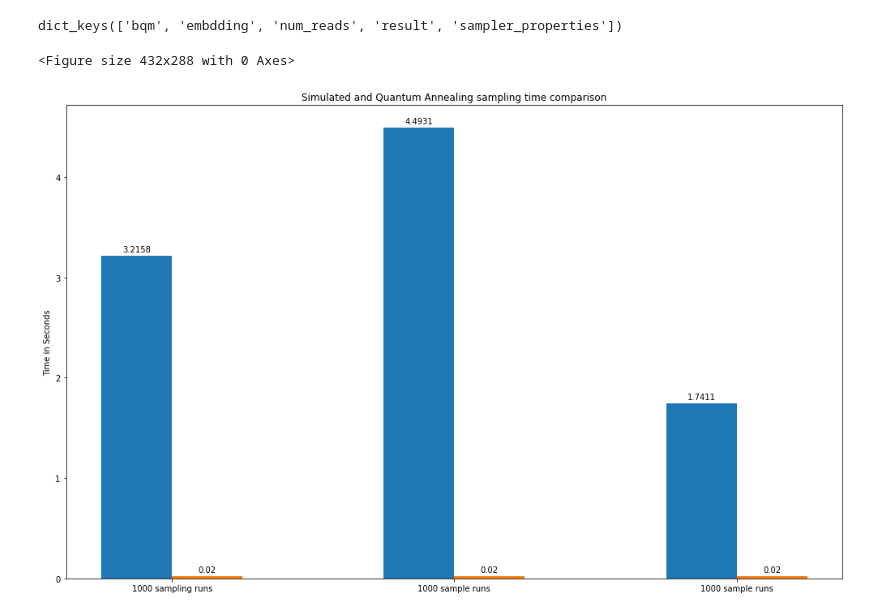
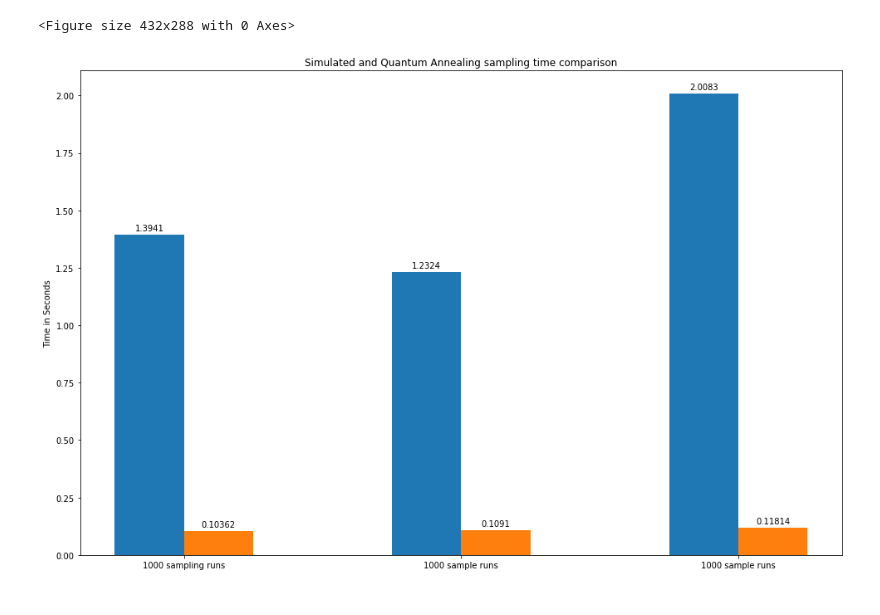
Before and after one commit to ju2ez/quantum_annealing_sudoku, a Jupyter notebook: quantum_annealing_sudoku_4x4_post_processing.ipynb, the cells around one changed output. Drawn from its saved outputs; the diff is of its cells as text; code cells hidden in the pictures.

Commit message:
updated results and calculation of sucess prob

```diff
--- a/quantum_annealing_sudoku_4x4_post_processing.ipynb
+++ b/quantum_annealing_sudoku_4x4_post_processing.ipynb
@@ -25,18 +26,17 @@ qa_3 = "data/log_02_03_2021__13_24_29/params_qa1000_d3c8dd7e-91ce-4d14-8bd7-565d
 # %%
-sa_1 = "data/log_02_03_2021__13_21_11/params_sa_1_-22.0_1000.json"
-sa_2 = "data/log_02_03_2021__13_23_17/params_sa_1_-22.0_1000.json"
-sa_3 = "data/log_02_03_2021__13_24_29/params_sa_1_-22.0_1000.json"
+sa_1 = "data/log_02_03_2021__20_59_20/params_sa_1_-17.0_1000.json"
+sa_2 = "data/log_02_03_2021__21_00_14/params_sa_1_-17.0_1000.json"
+sa_3 = "data/log_02_03_2021__21_01_08/params_sa_1_-17.0_1000.json"
-# %%
-# reads it back
-with open(qa_1,"r") as f:
-  data = f.read()
-
-# decoding the JSON to dictionay
-d = json.loads(data)
-# %%
-d.keys()
-# %% [output]
-dict_keys(['bqm', 'embdding', 'num_reads', 'result', 'sampler_properties'])
+# %%
+with open(qa_1,"r") as f:
+  data = f.read()
+qa_1_json = json.loads(data)
+with open(qa_2,"r") as f:
+  data = f.read()
+qa_2_json = json.loads(data)
+with open(qa_3,"r") as f:
+  data = f.read()
+qa_3_json = json.loads(data)
 # %%
 with open(sa_1,"r") as f:
   data = f.read()
@@ -47,41 +47,46 @@ sa_2_json = json.loads(data)
 with open(sa_3,"r") as f:
   data = f.read()
 sa_3_json = json.loads(data)
+# %%
+t_q_1 = qa_1_json['result_data']['info']['timing']['qpu_sampling_time']/1000000
+t_q_2 = qa_2_json['result_data']['info']['timing']['qpu_sampling_time']/1000000
+t_q_3 = qa_3_json['result_data']['info']['timing']['qpu_sampling_time']/1000000
 # %%
 t1 = np.array([1000, 3000, 5000])
 t2 = np.array([truncate(sa_1_json['annealing_time'],4), truncate(sa_2_json['annealing_time'],4), truncate(sa_3_json['annealing_time'],4)])
-t3 = np.array([0.02,0.02,0.02])
+t3 = np.array([t_q_1, t_q_2, t_q_3])
 
 plt.figure(1)
 fig, ax = plt.subplots()
 rects1 = ax.bar(t1-250, t2, width=500, label='Simualted Annealing')
 rects2 = ax.bar(t1+250, t3, width=500, label='Quantum Annealing')
 plt.xticks(t1, ('1000 sampling runs', '1000 sample runs', '1000 sample runs'))
 
 # Add some text for labels, title and custom x-axis tick labels, etc.
 ax.set_ylabel('Time in Seconds')
 ax.set_title('Simulated and Quantum Annealing sampling time comparison')
 
 
 def autolabel(rects):
     """Attach a text label above each bar in *rects*, displaying its height."""
     for rect in rects:
         height = rect.get_height()
         ax.annotate('{}'.format(height),
                     xy=(rect.get_x() + rect.get_width() / 2, height),
                     xytext=(0, 3),  # 3 points vertical offset
                     textcoords="offset points",
                     ha='center', va='bottom')
 
 
 autolabel(rects1)
 autolabel(rects2)
 
 fig.tight_layout()
 fig.set_figheight(10)
 fig.set_figwidth(15)
+
 plt.savefig('data/plots/time_comparison.png')
 plt.show()
 # %% [output]
 <Figure size 432x288 with 0 Axes>
-[figure, old version]
+[figure, new version]
```
Also changed, not shown: parts of 13 cells of this notebook, 28 other files.
